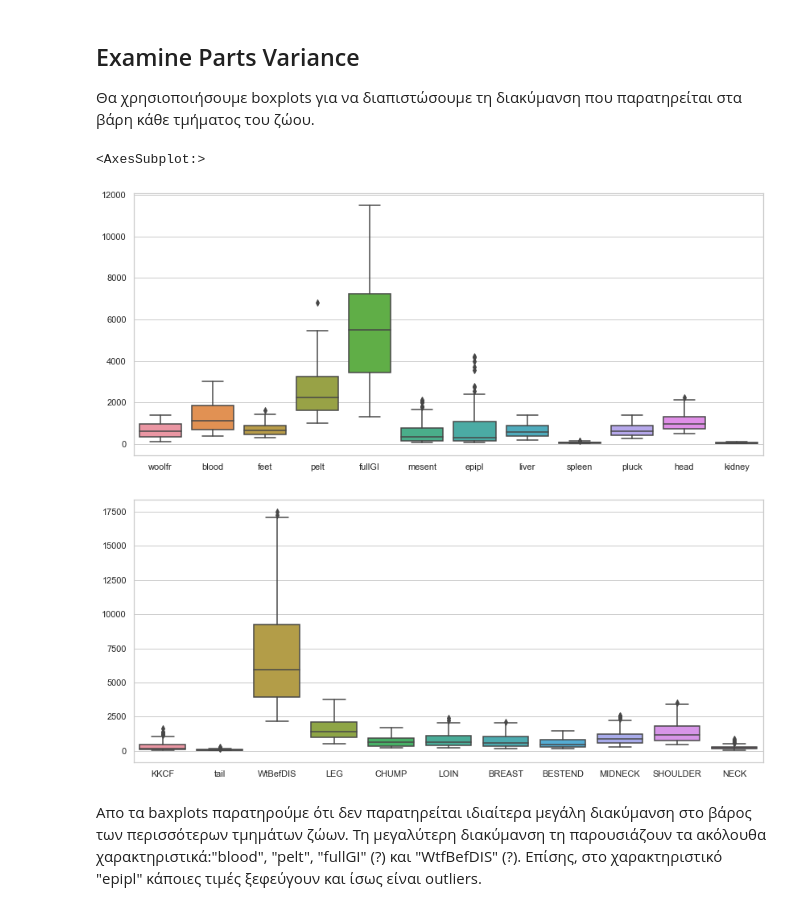
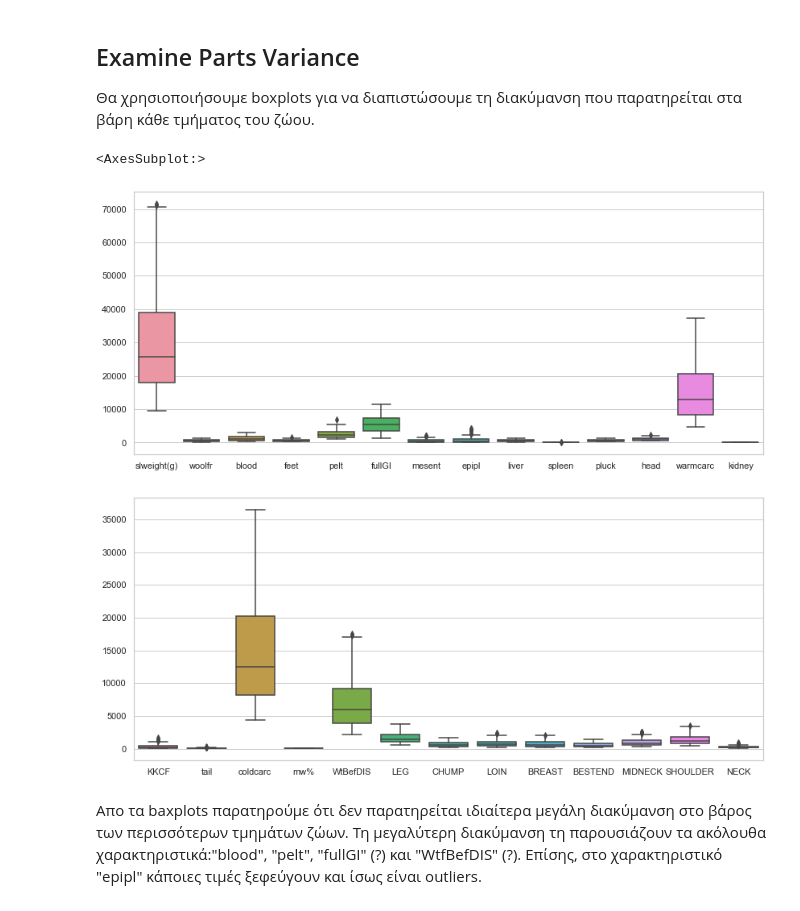
Before and after one commit to antonis-ant/thesis-code, a Jupyter notebook: EDA_notebook.ipynb, the cells around one changed output. Saved outputs shown, nothing was run; the diff lists cells and outputs as text; code cells hidden in the pictures.

```diff
--- a/EDA_notebook.ipynb
+++ b/EDA_notebook.ipynb
@@ -135,18 +135,18 @@ sns.countplot(x='slaughgr', data=data)
 κάθε τμήματος του ζώου.
 # %%
 plt.figure(figsize=(14,6))
-parts = data[['woolfr','blood','feet','pelt','fullGI','mesent','epipl',
-              'liver','spleen', 'pluck', 'head','kidney']]
+parts = data[['slweight(g)', 'woolfr','blood','feet','pelt','fullGI','mesent','epipl',
+              'liver','spleen', 'pluck', 'head','warmcarc', 'kidney']]
 sns.boxplot(data=parts)
 
 plt.figure(figsize=(14,6))
-parts = data[['KKCF', 'tail', 'WtBefDIS', 'LEG', 'CHUMP', 'LOIN',
+parts = data[['KKCF', 'tail', 'coldcarc', 'mw%', 'WtBefDIS', 'LEG', 'CHUMP', 'LOIN',
               'BREAST', 'BESTEND', 'MIDNECK', 'SHOULDER', 'NECK']]
 sns.boxplot(data=parts)
 # %% [output]
 <AxesSubplot:>
-[figure, old version]
+[figure, new version]
-[figure, old version]
+[figure, new version]
 # %% [markdown]
 Απο τα baxplots παρατηρούμε ότι δεν παρατηρείται ιδιαίτερα μεγάλη διακύμανση στο βάρος των περισσότερων τμημάτων ζώων.
 Τη μεγαλύτερη διακύμανση τη παρουσιάζουν τα ακόλουθα χαρακτηριστικά:"blood", "pelt", "fullGI" (?) και "WtfBefDIS" (?).
```
Also changed, not shown: parts of 5 cells of this notebook, 1 other file.
